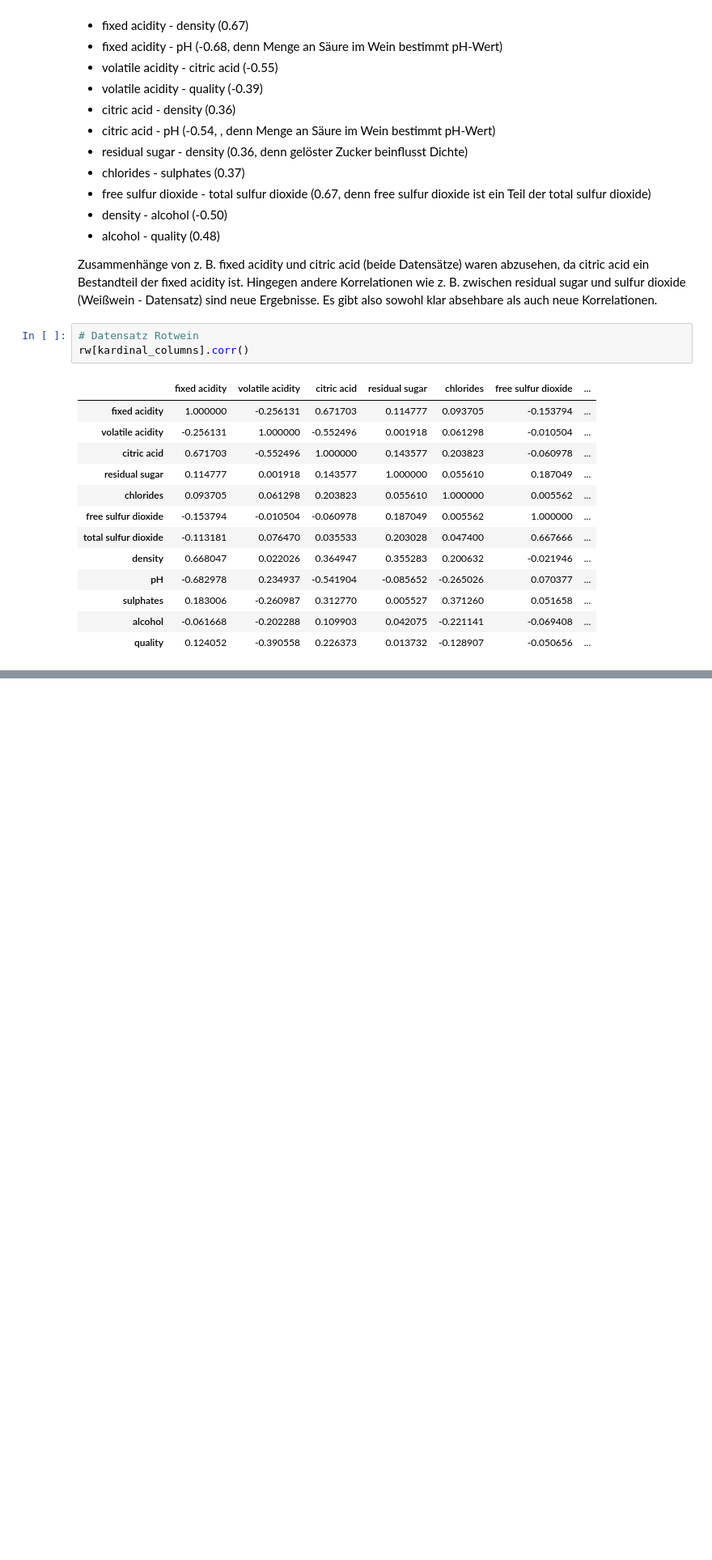
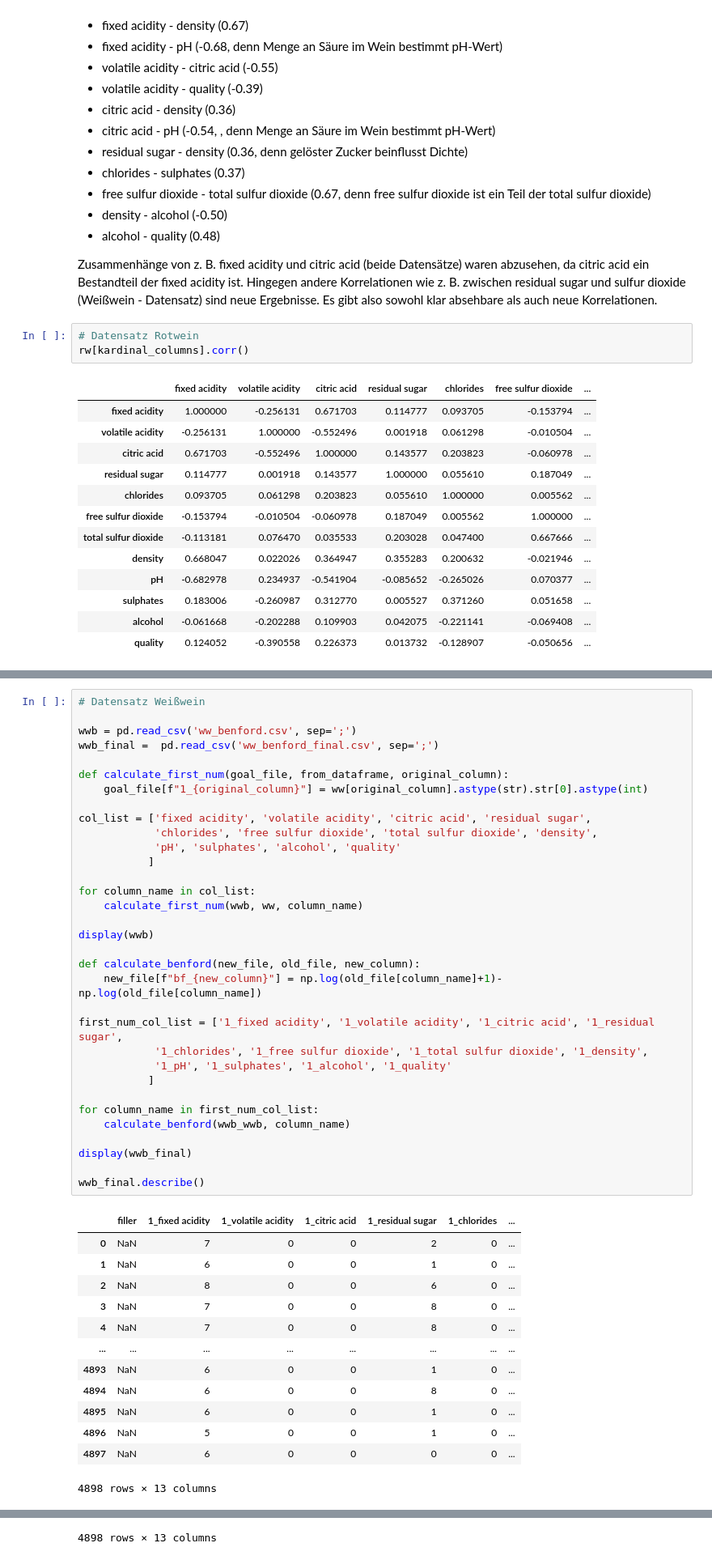
Before and after one commit to carl-pla/portfolio_DS.KI, a Jupyter notebook: project_whole_clemens.ipynb, the cells around one changed output, grey strips where cells are left out. Shown: that part at 81% size. Saved outputs shown, nothing was run; the diff lists cells and outputs as text; blank space fills up the shorter version.

```diff
--- a/project_whole_clemens.ipynb
+++ b/project_whole_clemens.ipynb
@@ -481,0 +568,47 @@ rw[kardinal_columns].corr()
+# %%
+# Datensatz Weißwein
+
+wwb = pd.read_csv('ww_benford.csv', sep=';')
+wwb_final =  pd.read_csv('ww_benford_final.csv', sep=';')
+
+def calculate_first_num(goal_file, from_dataframe, original_column):
+    goal_file[f"1_{original_column}"] = ww[original_column].astype(str).str[0].astype(int)
+
+col_list = ['fixed acidity', 'volatile acidity', 'citric acid', 'residual sugar',
+            'chlorides', 'free sulfur dioxide', 'total sulfur dioxide', 'density',
+            'pH', 'sulphates', 'alcohol', 'quality'
+           ]
+
+for column_name in col_list:
+    calculate_first_num(wwb, ww, column_name)
+
+display(wwb)
+
+def calculate_benford(new_file, old_file, new_column):
+    new_file[f"bf_{new_column}"] = np.log(old_file[column_name]+1)-np.log(old_file[column_name])
+
+first_num_col_list = ['1_fixed acidity', '1_volatile acidity', '1_citric acid', '1_residual sugar',
+            '1_chlorides', '1_free sulfur dioxide', '1_total sulfur dioxide', '1_density',
+            '1_pH', '1_sulphates', '1_alcohol', '1_quality'
+           ]
+
+for column_name in first_num_col_list:
+    calculate_benford(wwb_wwb, column_name)
+
+display(wwb_final)
+
+wwb_final.describe()
+# %% [output]
+|  | filler | 1_fixed acidity | 1_volatile acidity | 1_citric acid | 1_residual sugar | 1_chlorides | ... |
+| 0 | NaN | 7 | 0 | 0 | 2 | 0 | ... |
+| 1 | NaN | 6 | 0 | 0 | 1 | 0 | ... |
+| 2 | NaN | 8 | 0 | 0 | 6 | 0 | ... |
+| 3 | NaN | 7 | 0 | 0 | 8 | 0 | ... |
+| 4 | NaN | 7 | 0 | 0 | 8 | 0 | ... |
+| ... | ... | ... | ... | ... | ... | ... | ... |
+| 4893 | NaN | 6 | 0 | 0 | 1 | 0 | ... |
+| 4894 | NaN | 6 | 0 | 0 | 8 | 0 | ... |
+| 4895 | NaN | 6 | 0 | 0 | 1 | 0 | ... |
+| 4896 | NaN | 5 | 0 | 0 | 1 | 0 | ... |
+| 4897 | NaN | 6 | 0 | 0 | 0 | 0 | ... |
+4898 rows × 13 columns
@@ -481,0 +627 @@ rw[kardinal_columns].corr()
+4898 rows × 13 columns
```
Also changed, not shown: parts of 9 cells of this notebook.
